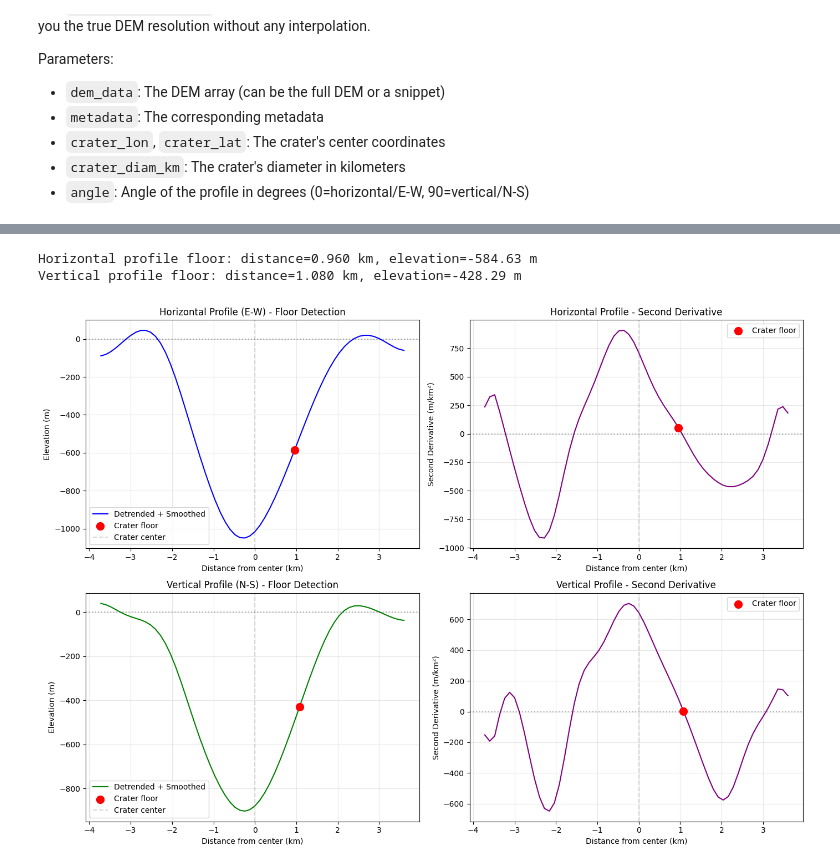
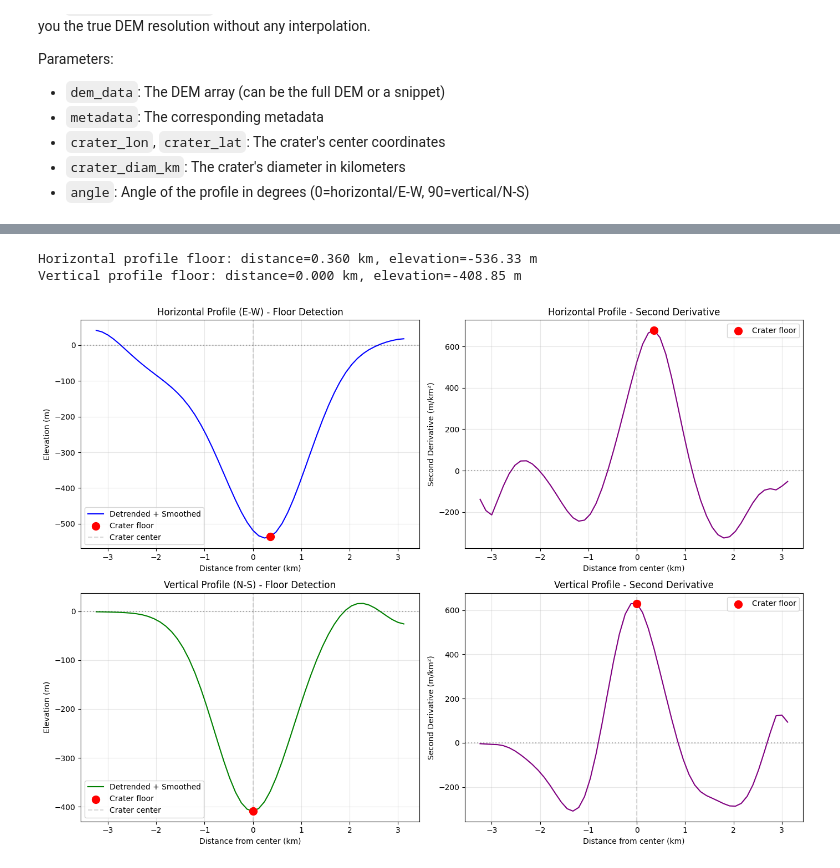
Before and after one commit to Andrew-Pick/lunar_dem_analysis, a Jupyter notebook: notebooks/exploratory_analysis.ipynb, the cells around one changed output, grey strips where cells are left out. Cells and saved outputs as stored; diff of their text form; code cells hidden in the pictures.

```diff
--- a/notebooks/exploratory_analysis.ipynb
+++ b/notebooks/exploratory_analysis.ipynb
@@ -45,7 +46,7 @@ crater_objects = []
 
 # Loop through the first few rows of the DataFrame for demonstration
 # To process all craters, change `craters.head(1).iterrows()` to `craters.iterrows()`
-for index, row in craters.head(500).iterrows():
+for index, row in craters.iterrows():
     # Extract crater properties from the row
     crater_id = None #row['CRATER_ID']
     crater_lon = row[lon]
@@ -78,6 +79,9 @@ for index, row in craters.head(500).iterrows():
     # Add the new object to our list
     crater_objects.append(crater_obj)
 
+    if index % 100 == 0:
+        print(f'Processed crater {index}')
+
 # Print a summary to confirm it worked
 print(f"Successfully initialized {len(crater_objects)} Crater objects.")
 if crater_objects:
@@ -125,7 +129,7 @@ from crater_analysis.analysis import detrend_profile, smooth_profile, detrend_pr
 import numpy as np
 
 # Extract profiles in both horizontal and vertical directions
-crater = crater_objects[2]
+crater = crater_objects[0]
 
 # Check DEM stats
 print(f"DEM Snippet Stats:")
@@ -256,12 +267,12 @@ Vertical profile: 62 pixels, slope=518.21 m/km
 # %%
 # Import the crater floor finding function
-from crater_analysis.analysis import find_crater_floor
+from crater_analysis.analysis import find_crater_floor, find_crater_floor_max_curv
 
 # Find the deepest point in the horizontal profile (using smoothed data)
-floor_idx_h, floor_dist_h, floor_elev_h, second_deriv_h = find_crater_floor(distance_h, elevation_h_smooth)
+floor_idx_h, floor_dist_h, floor_elev_h, second_deriv_h = find_crater_floor_max_curv(distance_h, elevation_h_smooth)
 
 # Find the deepest point in the vertical profile (using smoothed data)
-floor_idx_v, floor_dist_v, floor_elev_v, second_deriv_v = find_crater_floor(distance_v, elevation_v_smooth)
+floor_idx_v, floor_dist_v, floor_elev_v, second_deriv_v = find_crater_floor_max_curv(distance_v, elevation_v_smooth)
 
 print(f"Horizontal profile floor: distance={floor_dist_h:.3f} km, elevation={floor_elev_h:.2f} m")
 print(f"Vertical profile floor: distance={floor_dist_v:.3f} km, elevation={floor_elev_v:.2f} m")
@@ -289,36 +300,36 @@ axes[0, 1].set_xlabel('Distance from center (km)')
 axes[0, 1].set_ylabel('Second Derivative (m/km²)')
 axes[0, 1].set_title('Horizontal Profile - Second Derivative')
 axes[0, 1].legend()
 axes[0, 1].grid(True, alpha=0.3)
 
 # Vertical profile with floor marked
 axes[1, 0].plot(distance_v, elevation_v_smooth, '-', linewidth=1.5, color='green', label='Detrended + Smoothed')
 axes[1, 0].scatter(floor_dist_v, floor_elev_v, color='red', s=100, zorder=5, label='Crater floor')
 axes[1, 0].axvline(x=0, color='gray', linestyle='--', alpha=0.3, label='Crater center')
 axes[1, 0].axhline(y=0, color='black', linestyle=':', alpha=0.3)
 axes[1, 0].set_xlabel('Distance from center (km)')
 axes[1, 0].set_ylabel('Elevation (m)')
 axes[1, 0].set_title('Vertical Profile (N-S) - Floor Detection')
 axes[1, 0].legend()
 axes[1, 0].grid(True, alpha=0.3)
 
 # Vertical second derivative
 axes[1, 1].plot(distance_v, second_deriv_v, '-', linewidth=1.5, color='purple')
 axes[1, 1].scatter(floor_dist_v, second_deriv_v[floor_idx_v], color='red', s=100, zorder=5, label='Crater floor')
 axes[1, 1].axvline(x=0, color='gray', linestyle='--', alpha=0.3)
 axes[1, 1].axhline(y=0, color='black', linestyle=':', alpha=0.3)
 axes[1, 1].set_xlabel('Distance from center (km)')
 axes[1, 1].set_ylabel('Second Derivative (m/km²)')
 axes[1, 1].set_title('Vertical Profile - Second Derivative')
 axes[1, 1].legend()
 axes[1, 1].grid(True, alpha=0.3)
 
 plt.tight_layout()
 plt.show()
 # %% [output]
-Horizontal profile floor: distance=0.960 km, elevation=-584.63 m
-Vertical profile floor: distance=1.080 km, elevation=-428.29 m
+Horizontal profile floor: distance=0.360 km, elevation=-536.33 m
+Vertical profile floor: distance=0.000 km, elevation=-408.85 m
-[figure, old version]
+[figure, new version]
 # %%
 # Import the crater rim finding function
 from crater_analysis.analysis import find_crater_rims
```
Also changed, not shown: parts of 9 cells of this notebook, 2 other files.
